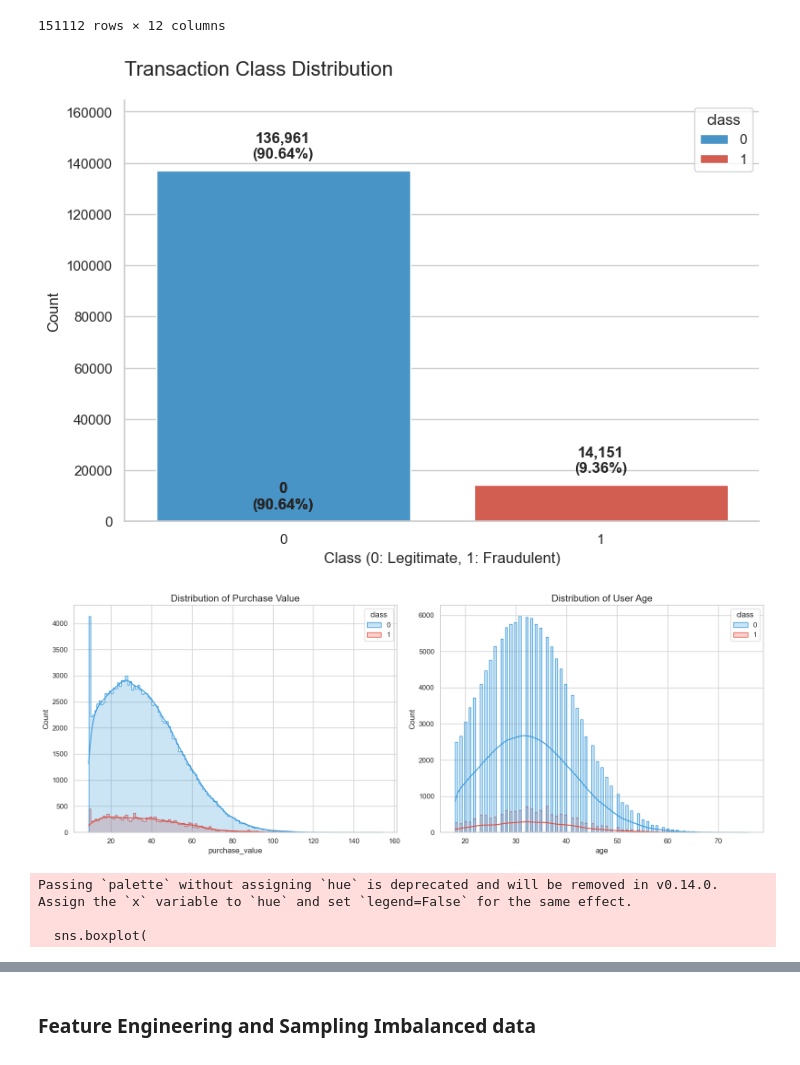
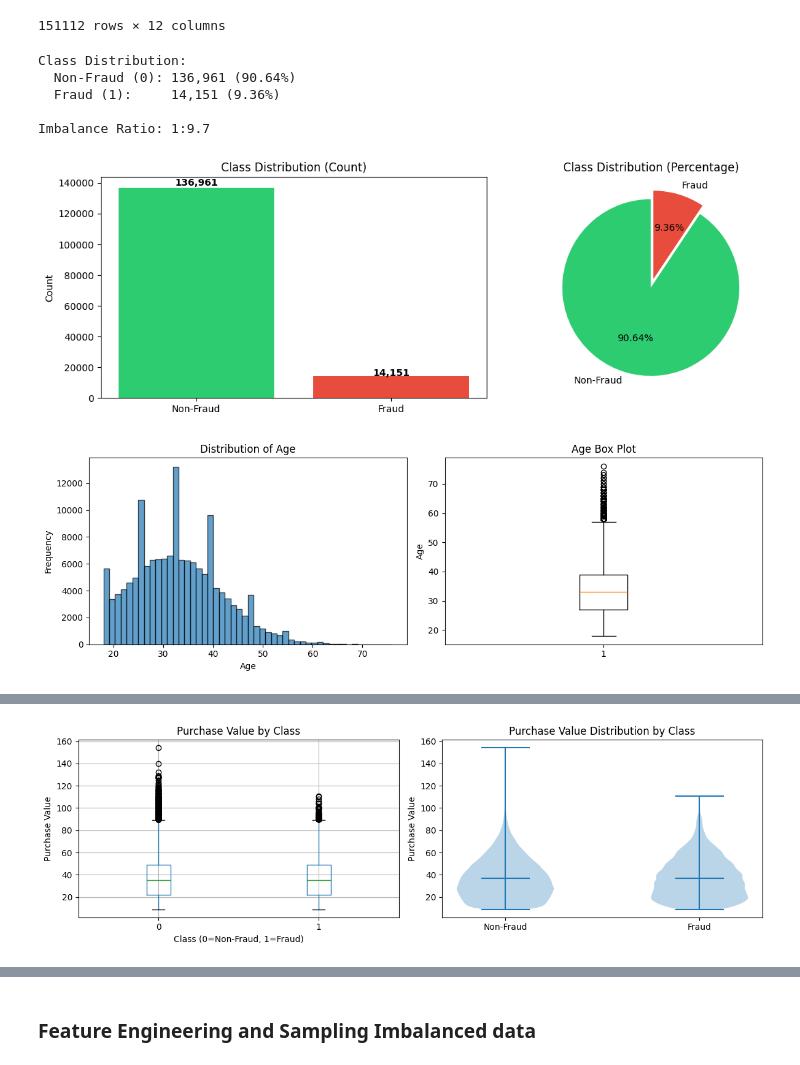
Before and after one commit to tib-dev/fraud-detection, a Jupyter notebook: notebooks/eda_and_data_processing.ipynb, the cells around one changed output, grey strips where cells are left out. Cells and saved outputs as stored; diff of their text form; code cells hidden in the pictures.

```diff
--- a/notebooks/eda_and_data_processing.ipynb
+++ b/notebooks/eda_and_data_processing.ipynb
@@ -94,20 +96,33 @@ df
 | 151110 | 207709 | 2015-07-09 20:06:07 | 2015-09-07 09:34:46 | 46 | CMCXFGRHYSTVJ | SEO | Chrome | M | 37 | ... |
 | 151111 | 138208 | 2015-06-10 07:02:20 | 2015-07-21 02:03:53 | 20 | ZINIADFCLHYPG | Direct | IE | M | 38 | ... |
 151112 rows × 12 columns
+# %%
+# Class distribution
+class_counts = df['class'].value_counts()
+class_pct = df['class'].value_counts(normalize=True) * 100
+
+print("Class Distribution:")
+print(f"  Non-Fraud (0): {class_counts[0]:,} ({class_pct[0]:.2f}%)")
+print(f"  Fraud (1):     {class_counts[1]:,} ({class_pct[1]:.2f}%)")
+print(f"\nImbalance Ratio: 1:{class_counts[0]/class_counts[1]:.1f}")
+# %% [output]
+Class Distribution:
+  Non-Fraud (0): 136,961 (90.64%)
+  Fraud (1):     14,151 (9.36%)
+
+Imbalance Ratio: 1:9.7
 # %%
-viz = Visualizer()
+
 # 1. Check Class Imbalance
-viz.analyze_class_distribution(df)
+viz.plot_class_distribution(class_counts)
 
 
 # 2. Compare Numerical Distributions (Age and Purchase Value)
-viz.plot_fraud_distributions(df)
+viz.plot_numeric_distribution(df, 'age')
+viz.plot_numeric_distribution(df, 'purchase_value')
 
 # 3. Deep dive into Purchase Value Outliers
-viz.plot_purchase_value_boxplot(df)
+viz.plot_numeric_by_class(df, 'purchase_value')
 # %% [output]
-[figure, old version]
+[figure, new version]
-[figure, old version]
+[figure, new version]
-Passing `palette` without assigning `hue` is deprecated and will be removed in v0.14.0. Assign the `x` variable to `hue` and set `legend=False` for the same effect.
-
-  sns.boxplot(
@@ -114,0 +130 @@ Passing `palette` without assigning `hue` is deprecated and will be removed in v
+[figure, added]
```
Also changed, not shown: parts of 19 cells of this notebook.
